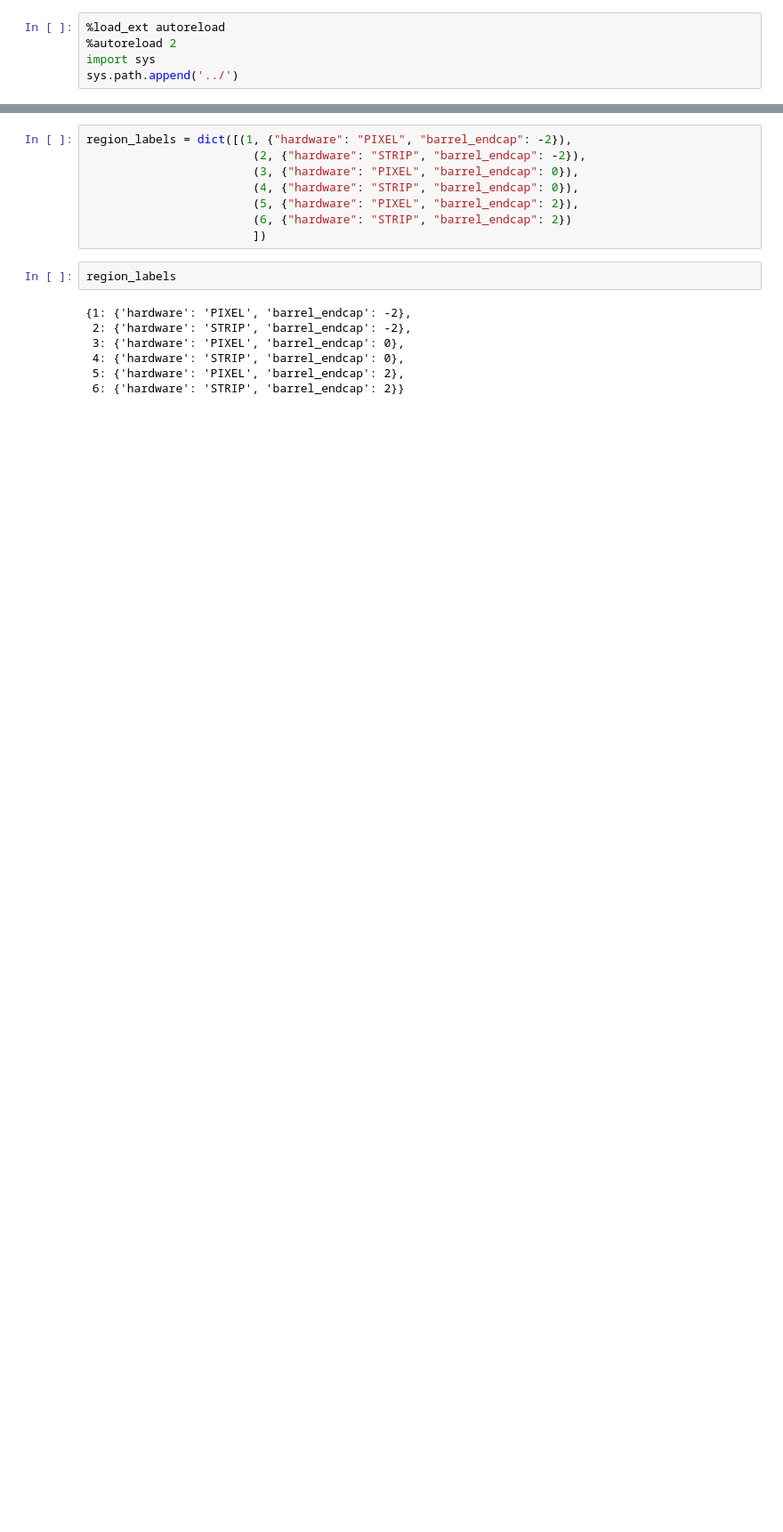
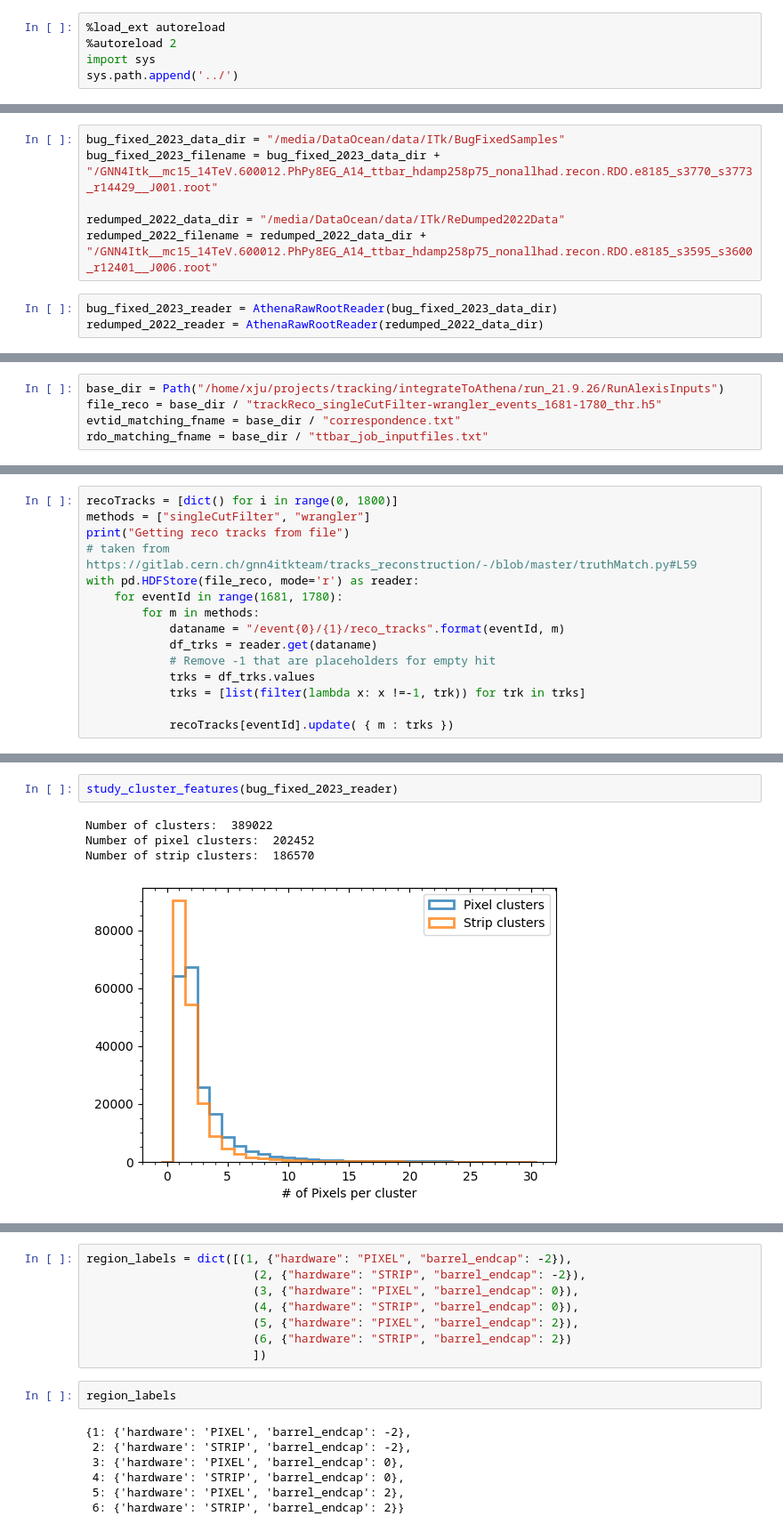
Before and after one commit to xju2/visual_tracks, a Jupyter notebook: notebooks/read_athena_raw_root.ipynb, the cells around one changed output, grey strips where cells are left out. Shown at 89% size. Cells and saved outputs as stored; diff of their text form; blank space fills up the shorter version.

Commit message:
find events

```diff
--- a/notebooks/read_athena_raw_root.ipynb
+++ b/notebooks/read_athena_raw_root.ipynb
@@ -144,0 +19,9 @@ np.unique(reader.clusters["barrel_endcap"]), np.unique(reader.clusters["hardware
+# %%
+bug_fixed_2023_data_dir = "/media/DataOcean/data/ITk/BugFixedSamples"
+bug_fixed_2023_filename = bug_fixed_2023_data_dir + "/GNN4Itk__mc15_14TeV.600012.PhPy8EG_A14_ttbar_hdamp258p75_nonallhad.recon.RDO.e8185_s3770_s3773_r14429__J001.root"
+
+redumped_2022_data_dir = "/media/DataOcean/data/ITk/ReDumped2022Data"
+redumped_2022_filename = redumped_2022_data_dir + "/GNN4Itk__mc15_14TeV.600012.PhPy8EG_A14_ttbar_hdamp258p75_nonallhad.recon.RDO.e8185_s3595_s3600_r12401__J006.root"
+# %%
+bug_fixed_2023_reader = AthenaRawRootReader(bug_fixed_2023_data_dir)
+redumped_2022_reader = AthenaRawRootReader(redumped_2022_data_dir)
@@ -144,0 +32,5 @@ np.unique(reader.clusters["barrel_endcap"]), np.unique(reader.clusters["hardware
+# %%
+base_dir = Path("/home/xju/projects/tracking/integrateToAthena/run_21.9.26/RunAlexisInputs")
+file_reco = base_dir / "trackReco_singleCutFilter-wrangler_events_1681-1780_thr.h5"
+evtid_matching_fname = base_dir / "correspondence.txt"
+rdo_matching_fname = base_dir / "ttbar_job_inputfiles.txt"
@@ -144,0 +118,15 @@ np.unique(reader.clusters["barrel_endcap"]), np.unique(reader.clusters["hardware
+# %%
+recoTracks = [dict() for i in range(0, 1800)]
+methods = ["singleCutFilter", "wrangler"]
+print("Getting reco tracks from file")
+# taken from https://gitlab.cern.ch/gnn4itkteam/tracks_reconstruction/-/blob/master/truthMatch.py#L59
+with pd.HDFStore(file_reco, mode='r') as reader:
+    for eventId in range(1681, 1780):
+        for m in methods:
+            dataname = "/event{0}/{1}/reco_tracks".format(eventId, m)
+            df_trks = reader.get(dataname)
+            # Remove -1 that are placeholders for empty hit
+            trks = df_trks.values
+            trks = [list(filter(lambda x: x !=-1, trk)) for trk in trks]
+
+            recoTracks[eventId].update( { m : trks })
@@ -144,0 +329,7 @@ np.unique(reader.clusters["barrel_endcap"]), np.unique(reader.clusters["hardware
+# %%
+study_cluster_features(bug_fixed_2023_reader)
+# %% [output]
+Number of clusters:  389022
+Number of pixel clusters:  202452
+Number of strip clusters:  186570
+[figure, added]
```
Also changed, not shown: parts of 78 cells of this notebook, 1 other file.
